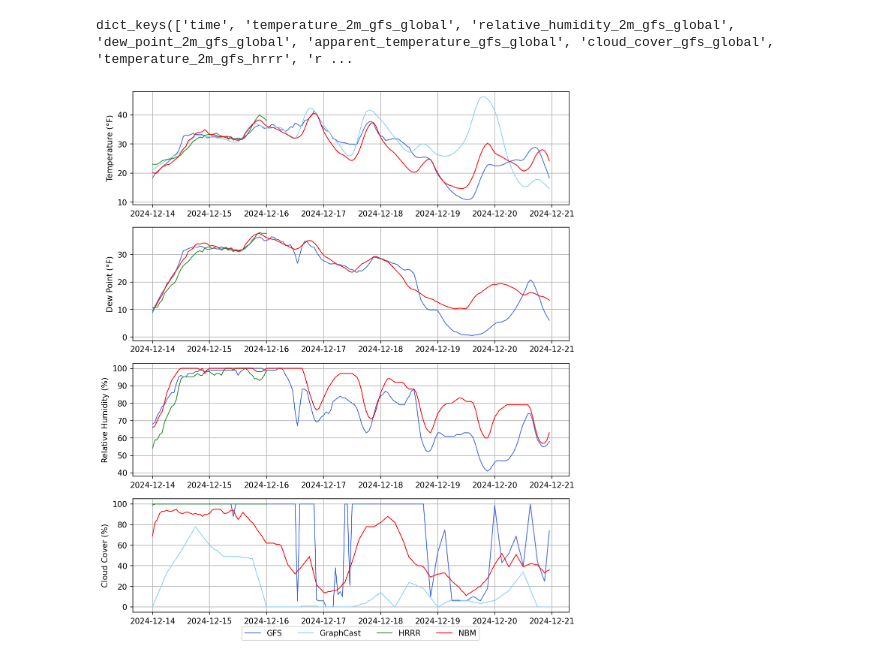
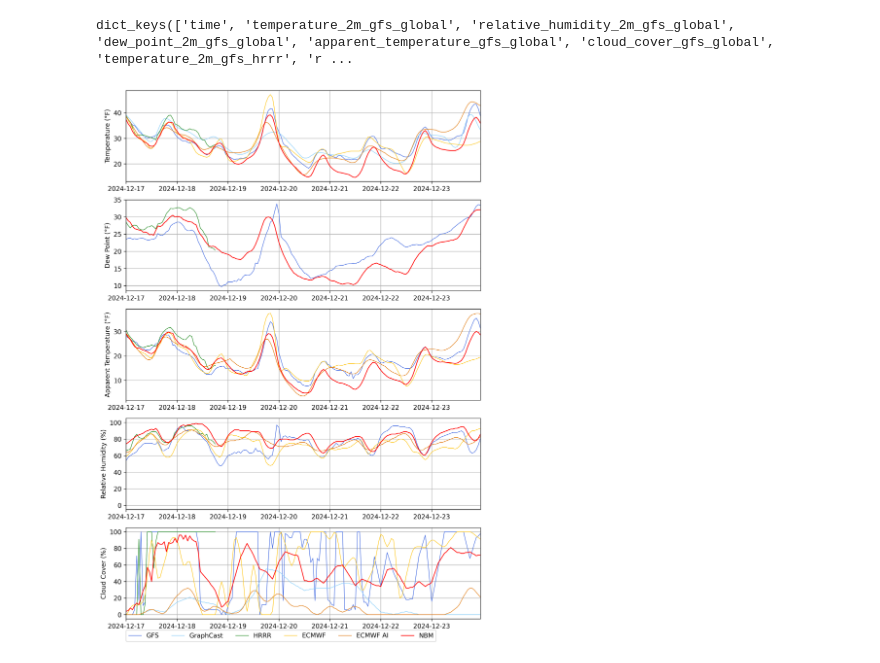
Before and after one commit to Weatherman142/WeatherChart, a Jupyter notebook: meteogramChart.ipynb, the cells around one changed output. Saved outputs shown, nothing was run; the diff lists cells and outputs as text; code cells hidden in the pictures.

Commit message:
Added ECMWF IFS and AIFS forecast data.

```diff
--- a/meteogramChart.ipynb
+++ b/meteogramChart.ipynb
@@ -80,4 +92,5 @@ NBMdataframe[timeName]        = dataNOAA['hourly']['time']
 NBMdataframe[temperatureName] = dataNOAA['hourly']['temperature_2m_ncep_nbm_conus']
 NBMdataframe[dewpointName]    = dataNOAA['hourly']['dew_point_2m_ncep_nbm_conus']
 NBMdataframe[rhName]          = dataNOAA['hourly']['relative_humidity_2m_ncep_nbm_conus']
+NBMdataframe[feelsLikeName]   = dataNOAA['hourly']['apparent_temperature_ncep_nbm_conus']
 NBMdataframe[cloudCoverName]  = dataNOAA['hourly']['cloud_cover_ncep_nbm_conus']
@@ -84,3 +104,10 @@ NBMdataframe[cloudCoverName]  = dataNOAA['hourly']['cloud_cover_ncep_nbm_conus']
+# %%
+ECMWF_AIdataframe[timeName]        = dataECMWF['hourly']['time']
+ECMWF_AIdataframe[temperatureName] = dataECMWF['hourly']['temperature_2m_ecmwf_aifs025']
+ECMWF_AIdataframe[dewpointName]    = dataECMWF['hourly']['dew_point_2m_ecmwf_aifs025']
+ECMWF_AIdataframe[rhName]          = dataECMWF['hourly']['relative_humidity_2m_ecmwf_aifs025']
+ECMWF_AIdataframe[feelsLikeName]   = dataECMWF['hourly']['apparent_temperature_ecmwf_aifs025']
+ECMWF_AIdataframe[cloudCoverName]  = dataECMWF['hourly']['cloud_cover_ecmwf_aifs025']
 # %%
 GFSdataframe[timeName] = timeHandler.timeParser(GFSdataframe[timeName])
 
@@ -89,44 +116,74 @@ GFS_GCdataframe[timeName] = timeHandler.timeParser(GFS_GCdataframe[timeName])
 HRRRdataframe[timeName] = timeHandler.timeParser(HRRRdataframe[timeName])
 
 NBMdataframe[timeName] = timeHandler.timeParser(NBMdataframe[timeName])
+
+ECMWFdataframe[timeName] = timeHandler.timeParser(ECMWFdataframe[timeName])
+
+ECMWF_AIdataframe[timeName] = timeHandler.timeParser(ECMWF_AIdataframe[timeName])
 # %%
 GFScolor = "royalblue"
 GFS_GCcolor = "lightskyblue"
 HRRRcolor = "forestgreen"
 NBMcolor = "red"
-linewidth = 1
+ECMWFcolor = "xkcd:golden yellow"
+ECMWF_AIcolor = "xkcd:pumpkin"
+
+linewidth = 0.80
+NBMlinewidth = 1.15
 # %%
-plt.rcParams["figure.dpi"] = 150
-fig, (ax1, ax2, ax3, ax4) = plt.subplots(4, figsize=(10,12))
+plt.rcParams["figure.dpi"] = 300
+fig, (ax1, ax2, ax3, ax4, ax5) = plt.subplots(5, figsize=(10,15))
 
 ax1.plot(GFSdataframe[timeName], GFSdataframe[temperatureName], color=GFScolor, linewidth=linewidth)
 ax1.plot(GFS_GCdataframe[timeName], GFS_GCdataframe[temperatureName], color=GFS_GCcolor, linewidth=linewidth)
 ax1.plot(HRRRdataframe[timeName], HRRRdataframe[temperatureName], color=HRRRcolor, linewidth=linewidth)
-ax1.plot(NBMdataframe[timeName], NBMdataframe[temperatureName], color=NBMcolor, linewidth=linewidth)
+ax1.plot(ECMWFdataframe[timeName], ECMWFdataframe[temperatureName], color=ECMWFcolor, linewidth=linewidth)
+ax1.plot(ECMWF_AIdataframe[timeName], ECMWF_AIdataframe[temperatureName], color=ECMWF_AIcolor, linewidth=linewidth)
+ax1.plot(NBMdataframe[timeName], NBMdataframe[temperatureName], color=NBMcolor, linewidth=NBMlinewidth)
 
 ax2.plot(GFSdataframe[timeName], GFSdataframe[dewpointName], color=GFScolor, linewidth=linewidth)
 ax2.plot(HRRRdataframe[timeName],HRRRdataframe[dewpointName], color=HRRRcolor, linewidth=linewidth)
-ax2.plot(NBMdataframe[timeName], NBMdataframe[dewpointName], color=NBMcolor, linewidth=linewidth)
+#ax2.plot(ECMWFdataframe[timeName], ECMWFdataframe[dewpointName], color=ECMWFcolor, linewidth=linewidth)
+#ax2.plot(ECMWF_AIdataframe[timeName], ECMWF_AIdataframe[dewpointName], color=ECMWF_AIcolor, linewidth=linewidth)
+ax2.plot(NBMdataframe[timeName], NBMdataframe[dewpointName], color=NBMcolor, linewidth=NBMlinewidth)
 
-ax3.plot(GFSdataframe[timeName], GFSdataframe[rhName], color=GFScolor, linewidth=linewidth)
-ax3.plot(HRRRdataframe[timeName], HRRRdataframe[rhName], color=HRRRcolor, linewidth=linewidth)
-ax3.plot(NBMdataframe[timeName], NBMdataframe[rhName], color=NBMcolor, linewidth=linewidth)
+ax3.plot(GFSdataframe[timeName], GFSdataframe[feelsLikeName], color=GFScolor, linewidth=linewidth)
+ax3.plot(HRRRdataframe[timeName], HRRRdataframe[feelsLikeName], color=HRRRcolor, linewidth=linewidth)
+ax3.plot(ECMWFdataframe[timeName], ECMWFdataframe[feelsLikeName], color=ECMWFcolor, linewidth=linewidth)
+ax3.plot(ECMWF_AIdataframe[timeName], ECMWF_AIdataframe[feelsLikeName], color=ECMWF_AIcolor, linewidth=linewidth)
+ax3.plot(NBMdataframe[timeName], NBMdataframe[feelsLikeName], color=NBMcolor, linewidth=NBMlinewidth)
 
-ax4.plot(GFSdataframe[timeName], GFSdataframe[cloudCoverName], color=GFScolor, linewidth=linewidth, label="GFS")
-ax4.plot(GFS_GCdataframe[timeName], GFS_GCdataframe[cloudCoverName], color=GFS_GCcolor, linewidth=linewidth, label="GraphCast")
-ax4.plot(HRRRdataframe[timeName], HRRRdataframe[cloudCoverName], color=HRRRcolor, linewidth=linewidth, label="HRRR")
-ax4.plot(NBMdataframe[timeName], NBMdataframe[cloudCoverName], color=NBMcolor, linewidth=linewidth, label="NBM")
+ax4.plot(GFSdataframe[timeName], GFSdataframe[rhName], color=GFScolor, linewidth=linewidth)
+ax4.plot(HRRRdataframe[timeName], HRRRdataframe[rhName], color=HRRRcolor, linewidth=linewidth)
+ax4.plot(ECMWFdataframe[timeName], ECMWFdataframe[rhName], color=ECMWFcolor, linewidth=linewidth)
+ax4.plot(ECMWF_AIdataframe[timeName], ECMWF_AIdataframe[rhName], color=ECMWF_AIcolor, linewidth=linewidth)
+ax4.plot(NBMdataframe[timeName], NBMdataframe[rhName], color=NBMcolor, linewidth=NBMlinewidth)
+
+ax5.plot(GFSdataframe[timeName], GFSdataframe[cloudCoverName], color=GFScolor, linewidth=linewidth, label="GFS")
+ax5.plot(GFS_GCdataframe[timeName], GFS_GCdataframe[cloudCoverName], color=GFS_GCcolor, linewidth=linewidth, label="GraphCast")
+ax5.plot(HRRRdataframe[timeName], HRRRdataframe[cloudCoverName], color=HRRRcolor, linewidth=linewidth, label="HRRR")
+ax5.plot(ECMWFdataframe[timeName], ECMWFdataframe[cloudCoverName], color=ECMWFcolor, linewidth=linewidth, label="ECMWF")
+ax5.plot(ECMWF_AIdataframe[timeName], ECMWF_AIdataframe[cloudCoverName], color=ECMWF_AIcolor, linewidth=linewidth, label="ECMWF AI")
+ax5.plot(NBMdataframe[timeName], NBMdataframe[cloudCoverName], color=NBMcolor, linewidth=NBMlinewidth, label="NBM")
 
 ax1.grid(True)
 ax2.grid(True)
 ax3.grid(True)
 ax4.grid(True)
+ax5.grid(True)
 
 ax1.set_ylabel("Temperature (°F)")
 ax2.set_ylabel("Dew Point (°F)")
-ax3.set_ylabel("Relative Humidity (%)")
-ax4.set_ylabel("Cloud Cover (%)")
+ax3.set_ylabel("Apparent Temperature (°F)")
+ax4.set_ylabel("Relative Humidity (%)")
+ax5.set_ylabel("Cloud Cover (%)")
 
-leg = ax4.legend(loc=(0.25, -0.25), ncol=4)
+plt.setp(ax1, xlim=[NBMdataframe[timeName].iloc[0], NBMdataframe[timeName].iloc[-1]])
+plt.setp(ax2, xlim=[NBMdataframe[timeName].iloc[0], NBMdataframe[timeName].iloc[-1]])
+plt.setp(ax3, xlim=[NBMdataframe[timeName].iloc[0], NBMdataframe[timeName].iloc[-1]])
+plt.setp(ax4, xlim=[NBMdataframe[timeName].iloc[0], NBMdataframe[timeName].iloc[-1]], ylim=[-5, 105])
+plt.setp(ax5, xlim=[NBMdataframe[timeName].iloc[0], NBMdataframe[timeName].iloc[-1]], ylim=[-5, 105])
+
+leg = ax5.legend(loc=(0, -0.25), ncol=6)
 # %% [output]
-[figure, old version]
+[figure, new version]
```
Also changed, not shown: parts of 8 cells of this notebook, 2 other files.
